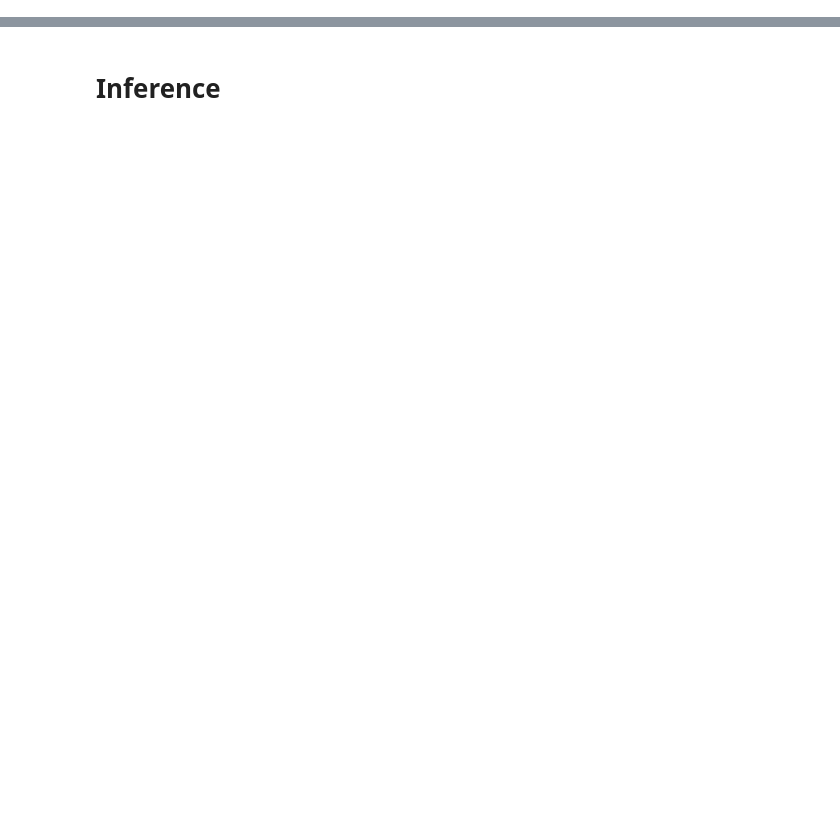
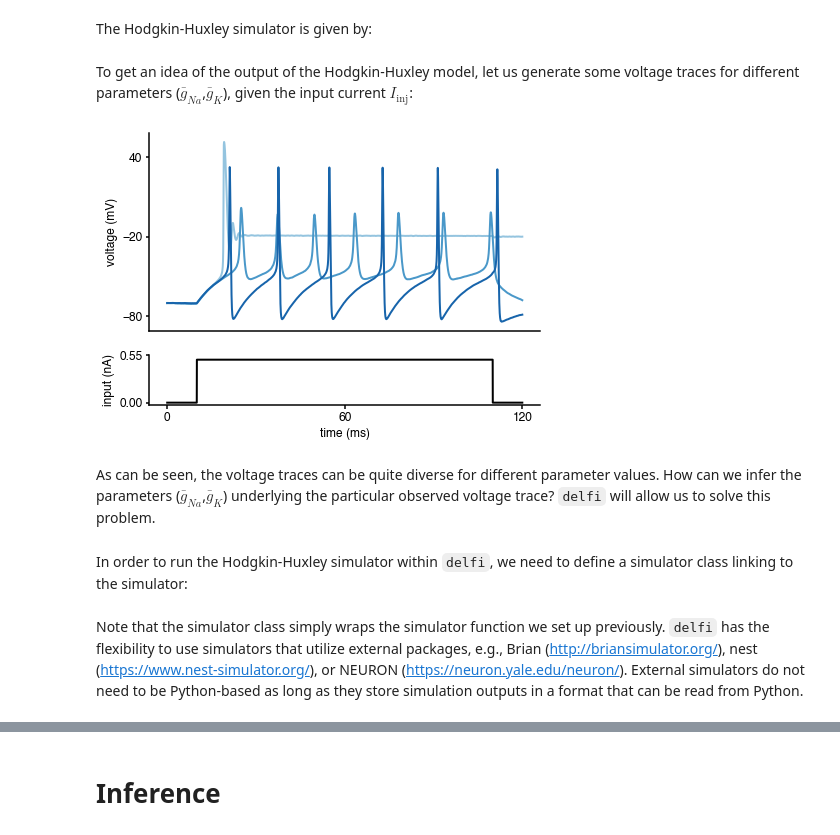
Before and after one commit to mackelab/delfi, a Jupyter notebook: docs/docs/tutorials/quickstart.ipynb, the cells around one changed output, grey strips where cells are left out. Drawn from its saved outputs; the diff is of its cells as text; code cells hidden in the pictures; blank space fills up the shorter version.

```diff
--- a/docs/docs/tutorials/quickstart.ipynb
+++ b/docs/docs/tutorials/quickstart.ipynb
@@ -52,2 +0,0 @@ Having specified the generator, we can draw parameters and data using the `gen()
-# %%
-params, stats = g.gen(500)
@@ -62,0 +41,18 @@ plt.xlabel(r'x');
+# %%
+import numpy as np
+
+def syn_current(duration=120, dt=0.01, t_on = 10,
+                curr_level = 5e-4, seed=None):
+    t_offset = 0.
+    duration = duration
+    t_off = duration - t_on
+    t = np.arange(0, duration+dt, dt)
+
+    # external current
+    A_soma = np.pi*((70.*1e-4)**2)  # cm2
+    I = np.zeros_like(t)
+    I[int(np.round(t_on/dt)):int(np.round(t_off/dt))] = curr_level/A_soma # muA/cm2
+
+    return I, t_on, t_off, dt, t, A_soma
+# %% [markdown]
+The Hodgkin-Huxley simulator is given by:
@@ -62,0 +182,49 @@ plt.xlabel(r'x');
+# %% [markdown]
+To get an idea of the output of the Hodgkin-Huxley model, let us generate some voltage traces for different parameters ($\bar g_{Na}$,$\bar g_K$), given the input current $I_{\text{inj}}$:
+# %%
+import matplotlib as mpl
+import matplotlib.pyplot as plt
+
+# input current, time step, time array
+I, t_on, t_off, dt, t, A_soma = syn_current()
+
+# simulate Hodgkin-Huxley model for 3 different parameter sets
+params = np.array([[[50., 1.]],[[4., 1.5]],[[20., 15.]]])
+num_samples = len(params[:,0])
+sim_samples = np.zeros((num_samples,len(I)))
+for i in range(num_samples):
+    sim_samples[i,:] = HHsimulator(V0=-70,params=params[i,:],dt=dt,t=t,I=I,seed=None)[:,0]
+
+
+# colors for traces
+col_min = 2
+num_colors = num_samples+col_min
+cm1 = mpl.cm.Blues
+col1 = [cm1(1.*i/num_colors) for i in range(col_min,num_colors)]
+
+# plotting
+%matplotlib inline
+
+fig = plt.figure(figsize=(7,5))
+gs = mpl.gridspec.GridSpec(2, 1, height_ratios=[4, 1])
+ax = plt.subplot(gs[0])
+for i in range(num_samples):
+    plt.plot(t,sim_samples[i,:],color=col1[i],lw=2)
+plt.ylabel('voltage (mV)')
+ax.set_xticks([])
+ax.set_yticks([-80, -20, 40])
+
+ax = plt.subplot(gs[1])
+plt.plot(t,I*A_soma*1e3,'k', lw=2)
+plt.xlabel('time (ms)')
+plt.ylabel('input (nA)')
+
+ax.set_xticks([0, max(t)/2, max(t)])
+ax.set_yticks([0, 1.1*np.max(I*A_soma*1e3)])
+ax.yaxis.set_major_formatter(mpl.ticker.FormatStrFormatter('%.2f'))
+# %% [output]
+[figure, added]
+# %% [markdown]
+As can be seen, the voltage traces can be quite diverse for different parameter values. How can we infer the parameters ($\bar g_{Na}$,$\bar g_K$) underlying the particular observed voltage trace? `delfi` will allow us to solve this problem.
+# %% [markdown]
+In order to run the Hodgkin-Huxley simulator within `delfi`, we need to define a simulator class linking to the simulator:
@@ -62,0 +284,2 @@ plt.xlabel(r'x');
+# %% [markdown]
+Note that the simulator class simply wraps the simulator function we set up previously. `delfi` has the flexibility to use simulators that utilize external packages, e.g., Brian (http://briansimulator.org/), nest (https://www.nest-simulator.org/), or NEURON (https://neuron.yale.edu/neuron/). External simulators do not need to be Python-based as long as they store simulation outputs in a format that can be read from Python.
```
Also changed, not shown: parts of 81 cells of this notebook, 1 other file.
